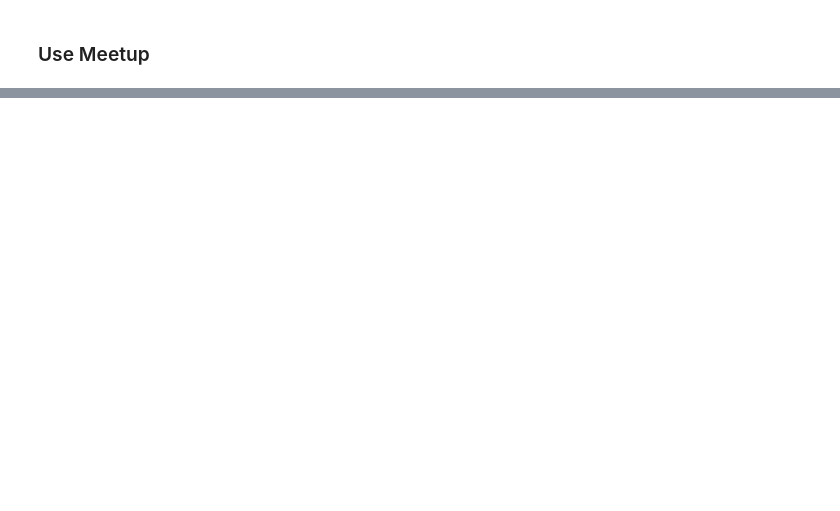
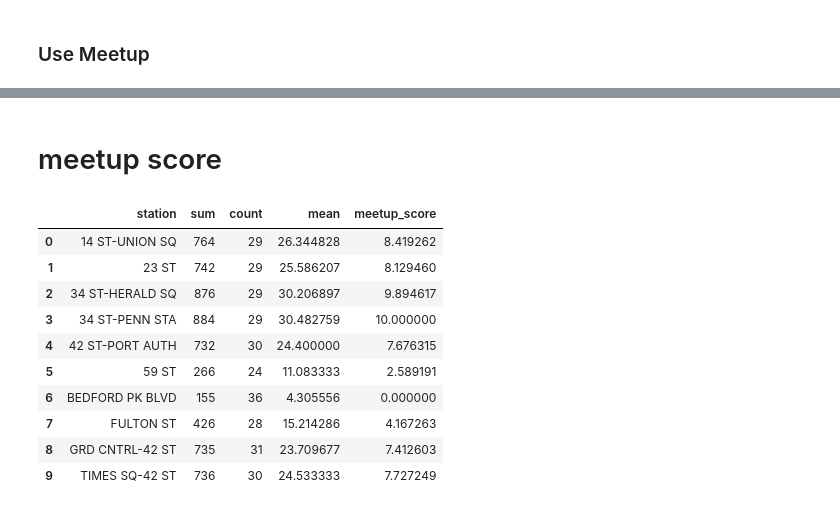
Before and after one commit to cyrus-rustomji/metis_projects, a Jupyter notebook: FirstProejct.ipynb, the cells around one changed output, grey strips where cells are left out. Saved outputs shown, nothing was run; the diff lists cells and outputs as text; code cells hidden in the pictures; blank space fills up the shorter version.

Commit message:
add meetup results

```diff
--- a/FirstProejct.ipynb
+++ b/FirstProejct.ipynb
@@ -822,0 +848,5 @@ endpoint = 'http://api.meetup.com/find/upcoming_events?key=4732e7f2f2e2d73714123
+# %%
+#import data from https://www.meetup.com/meetup_api/docs/find/upcoming_events/
+meetup_data = pd.read_csv('meetup_data.csv')
+
+meetup_data.head(5)
@@ -822,0 +860,3 @@ endpoint = 'http://api.meetup.com/find/upcoming_events?key=4732e7f2f2e2d73714123
+# %%
+meetup_Grouped = meetup_data.groupby('station')['yes_rsvp_count'].agg(['sum','count', 'mean'])
+meetup_groupd_df = meetup_Grouped.reset_index()
@@ -822,0 +866,5 @@ endpoint = 'http://api.meetup.com/find/upcoming_events?key=4732e7f2f2e2d73714123
+# %%
+min_max_scaler = preprocessing.MinMaxScaler()
+x_scaled_meetup = min_max_scaler.fit_transform(meetup_Grouped)
+meetup_groupd_normaliazed_df = pd.DataFrame(x_scaled_meetup)
+meetup_groupd_normaliazed_df.head()
@@ -822,0 +878,17 @@ endpoint = 'http://api.meetup.com/find/upcoming_events?key=4732e7f2f2e2d73714123
+# %% [markdown]
+# meetup score
+# %%
+meetup_groupd_df['meetup_score']=meetup_groupd_normaliazed_df[2]*10
+meetup_groupd_df
+# %% [output]
+|  | station | sum | count | mean | meetup_score |
+| 0 | 14 ST-UNION SQ | 764 | 29 | 26.344828 | 8.419262 |
+| 1 | 23 ST | 742 | 29 | 25.586207 | 8.129460 |
+| 2 | 34 ST-HERALD SQ | 876 | 29 | 30.206897 | 9.894617 |
+| 3 | 34 ST-PENN STA | 884 | 29 | 30.482759 | 10.000000 |
+| 4 | 42 ST-PORT AUTH | 732 | 30 | 24.400000 | 7.676315 |
+| 5 | 59 ST | 266 | 24 | 11.083333 | 2.589191 |
+| 6 | BEDFORD PK BLVD | 155 | 36 | 4.305556 | 0.000000 |
+| 7 | FULTON ST | 426 | 28 | 15.214286 | 4.167263 |
+| 8 | GRD CNTRL-42 ST | 735 | 31 | 23.709677 | 7.412603 |
+| 9 | TIMES SQ-42 ST | 736 | 30 | 24.533333 | 7.727249 |
```
Also changed, not shown: parts of 18 cells of this notebook.
